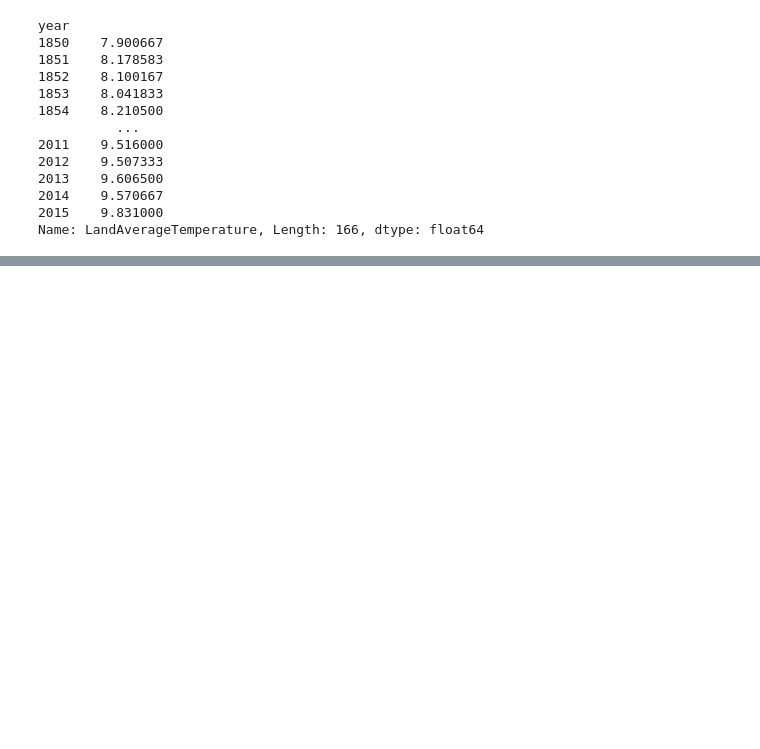
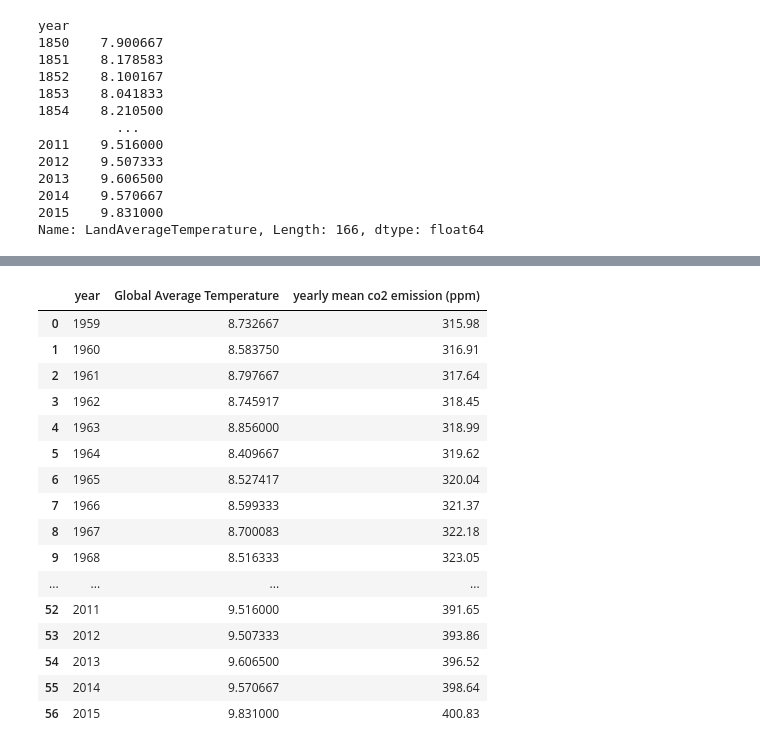
Before and after one commit to Heesu-H/project_1, a Jupyter notebook: global_ave_temperatures_heesu.ipynb, the cells around one changed output, grey strips where cells are left out. Saved outputs shown, nothing was run; the diff lists cells and outputs as text; code cells hidden in the pictures; blank space fills up the shorter version.

```diff
--- a/global_ave_temperatures_heesu.ipynb
+++ b/global_ave_temperatures_heesu.ipynb
@@ -133,0 +138,21 @@ NameError: name 'year' is not defined
+# %%
+df_merge.reset_index(drop = True, inplace = True)
+df_merge
+# %% [output]
+|  | year | Global Average Temperature | yearly mean co2 emission (ppm) |
+| 0 | 1959 | 8.732667 | 315.98 |
+| 1 | 1960 | 8.583750 | 316.91 |
+| 2 | 1961 | 8.797667 | 317.64 |
+| 3 | 1962 | 8.745917 | 318.45 |
+| 4 | 1963 | 8.856000 | 318.99 |
+| 5 | 1964 | 8.409667 | 319.62 |
+| 6 | 1965 | 8.527417 | 320.04 |
+| 7 | 1966 | 8.599333 | 321.37 |
+| 8 | 1967 | 8.700083 | 322.18 |
+| 9 | 1968 | 8.516333 | 323.05 |
+| ... | ... | ... | ... |
+| 52 | 2011 | 9.516000 | 391.65 |
+| 53 | 2012 | 9.507333 | 393.86 |
+| 54 | 2013 | 9.606500 | 396.52 |
+| 55 | 2014 | 9.570667 | 398.64 |
+| 56 | 2015 | 9.831000 | 400.83 |
```
Also changed, not shown: parts of 7 cells of this notebook, 2 other files.
